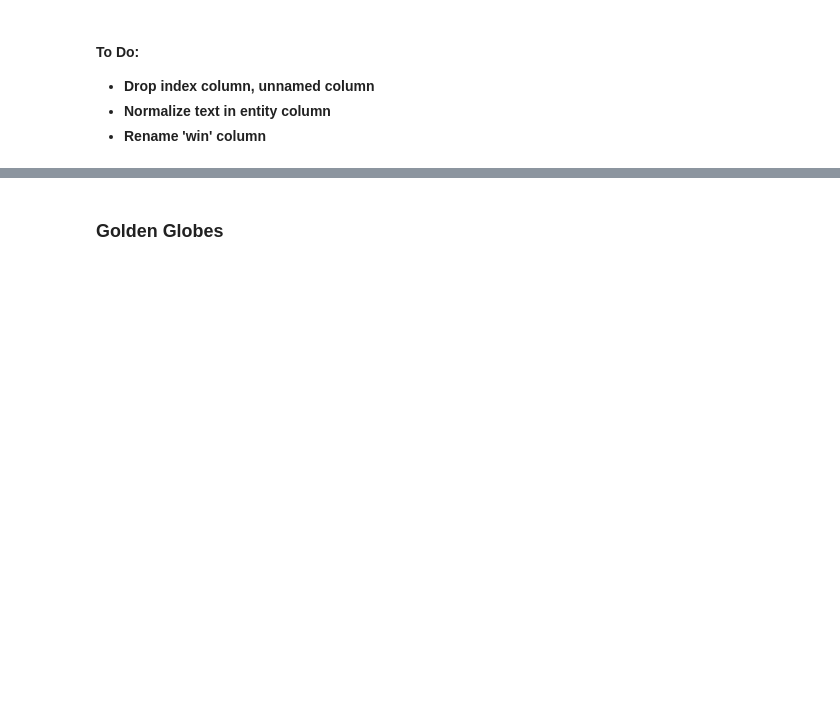
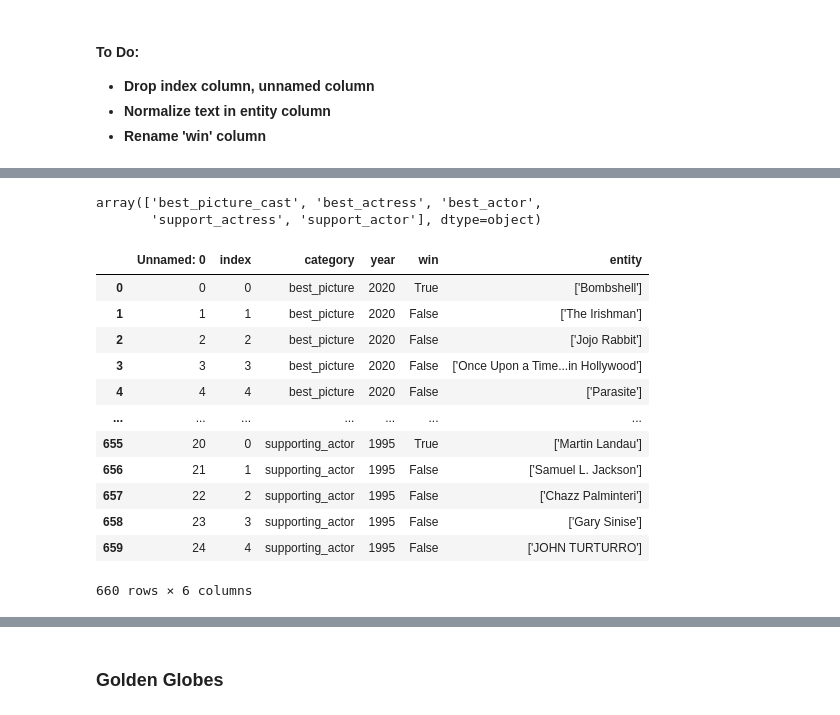
Before and after one commit to cari-holmes/movie-analysis, a Jupyter notebook: prepare_awards.ipynb, the cells around one changed output, grey strips where cells are left out. Cells and saved outputs as stored; diff of their text form; code cells hidden in the pictures; blank space fills up the shorter version.

```diff
--- a/prepare_awards.ipynb
+++ b/prepare_awards.ipynb
@@ -681,0 +702,23 @@ array(['best_picture_cast', 'best_actress', 'best_actor',
+# %%
+df.category.unique()
+# %% [output]
+array(['best_picture_cast', 'best_actress', 'best_actor',
+       'support_actress', 'support_actor'], dtype=object)
+# %%
+df.replace({'category': {'best_picture_cast':'best_picture', 'best_actress':'lead_actress',
+                         'best_actor': 'lead_actor', 'support_actress': 'supporting_actress',
+                         'support_actor': 'supporting_actor'}})
+# %% [output]
+|  | Unnamed: 0 | index | category | year | win | entity |
+| 0 | 0 | 0 | best_picture | 2020 | True | ['Bombshell'] |
+| 1 | 1 | 1 | best_picture | 2020 | False | ['The Irishman'] |
+| 2 | 2 | 2 | best_picture | 2020 | False | ['Jojo Rabbit'] |
+| 3 | 3 | 3 | best_picture | 2020 | False | ['Once Upon a Time...in Hollywood'] |
+| 4 | 4 | 4 | best_picture | 2020 | False | ['Parasite'] |
+| ... | ... | ... | ... | ... | ... | ... |
+| 655 | 20 | 0 | supporting_actor | 1995 | True | ['Martin Landau'] |
+| 656 | 21 | 1 | supporting_actor | 1995 | False | ['Samuel L. Jackson'] |
+| 657 | 22 | 2 | supporting_actor | 1995 | False | ['Chazz Palminteri'] |
+| 658 | 23 | 3 | supporting_actor | 1995 | False | ['Gary Sinise'] |
+| 659 | 24 | 4 | supporting_actor | 1995 | False | ['JOHN TURTURRO'] |
+660 rows × 6 columns
```
Also changed, not shown: parts of 7 cells of this notebook.
